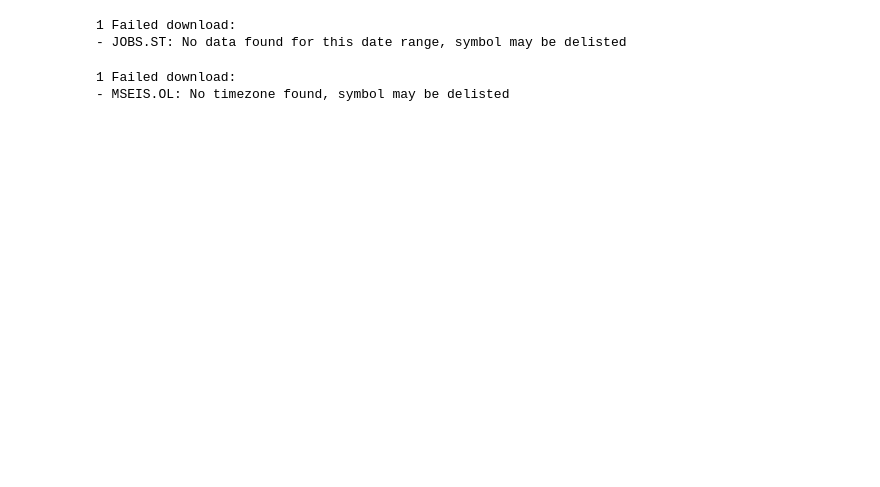
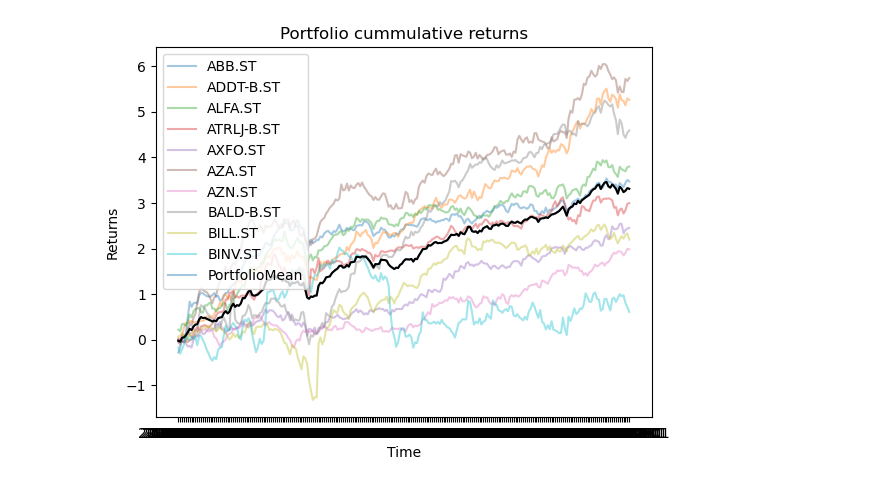
Before and after one commit to NicolaiVArends/BachelorThesis, a Jupyter notebook: optimising_portfolio.ipynb, the cells around one changed output. Saved outputs shown, nothing was run; the diff lists cells and outputs as text; code cells hidden in the pictures; blank space fills up the shorter version.

```diff
--- a/optimising_portfolio.ipynb
+++ b/optimising_portfolio.ipynb
@@ -6,4 +6,17 @@ from src.value_at_risk import *
 import yfinance as yf
 from datetime import datetime as dt
 from scipy.optimize import Bounds, LinearConstraint
+# %%
+df = pd.read_csv('df_new.csv')
+
+# select columns ending with '_weighted'
+weighted_cols = df.columns[df.columns.str.endswith('_weighted')]
+
+# create a new DataFrame with only the weighted columns
+df_esg = df[weighted_cols]
+
+# create a new DataFrame with the remaining columns
+df_price = (df.drop(weighted_cols, axis=1).set_index('Date'))
+df_price.index = pd.to_datetime(df_price.index)
+df_price.index = df_price.index.strftime('%Y-%m-%d')
 # %%
@@ -19,44 +32,34 @@ for index, row in esg_data.iterrows():
 # %%
 # extract unique stock symbols
-symbols = esg_data['stock_symbol'].unique()
+#symbols = esg_data['stock_symbol'].unique()
 
 # create a new dataframe to store the monthly closing data
-monthly_close = pd.DataFrame()
+#monthly_close = pd.DataFrame()
 
 # create a new dataframe to store the monthly closing data
-monthly_close_esg = pd.DataFrame()
+#monthly_close_esg = pd.DataFrame()
 
 # create a new dataframe to store the monthly closing data
-monthly_close_total = pd.DataFrame()
+#monthly_close_total = pd.DataFrame()
 
 # loop over each stock symbol and retrieve monthly data using yfinance
-for symbol in symbols:
+#for symbol in symbols:
     # retrieve data from yfinance
-    stock_data = yf.download(symbol, start='2013-01-01', end='2023-01-01', interval='1mo', progress=False)
+#    stock_data = yf.download(symbol, start='2013-01-01', end='2023-01-01', interval='1mo', progress=False)
 
     # extract the 'Close' column and rename it with the stock symbol
-    stock_data = stock_data[['Adj Close']].rename(columns={'Adj Close': symbol})
-    monthly_close = pd.concat([monthly_close, stock_data], axis=1)
+#    stock_data = stock_data[['Adj Close']].rename(columns={'Adj Close': symbol})
+#    monthly_close = pd.concat([monthly_close, stock_data], axis=1)
 
     # add the weighted score for the stock
-    total_score = esg_data.loc[esg_data['stock_symbol']==symbol, 'total'].iloc[0]
-    monthly_close_esg.index = monthly_close.index
-    monthly_close_esg[symbol + '_ESG_total'] = total_score
+#    total_score = esg_data.loc[esg_data['stock_symbol']==symbol, 'total'].iloc[0]
+#    monthly_close_esg.index = monthly_close.index
+#    monthly_close_esg[symbol + '_ESG_total'] = total_score
 
-    stock_data[symbol + '_ESG_total'] = total_score
+#    stock_data[symbol + '_ESG_total'] = total_score
 
     # append the stock data to the monthly_close_df
-    monthly_close_total = pd.concat([monthly_close_total, stock_data], axis=1)
+#    monthly_close_total = pd.concat([monthly_close_total, stock_data], axis=1)
 
 # print the result
 #print(monthly_close_df)
-# %% [output]
-1 Failed download:
-- JOBS.ST: No data found for this date range, symbol may be delisted
-1 Failed download:
-- MSEIS.OL: No timezone found, symbol may be delisted
-# %%
-df_esg = monthly_close_esg.iloc[:, 15:20]
-df = monthly_close.dropna(axis=1)
-df = df.iloc[:,:5]
-plot_cummulative_portfolio_returns(df)
@@ -65,0 +66,6 @@ portfolio_return(df, w)
+# %%
+esg = df_esg
+price = df_price.iloc[:,:10]
+plot_cummulative_portfolio_returns(price)
+# %% [output]
+[figure, added]
```
Also changed, not shown: parts of 8 cells of this notebook.
